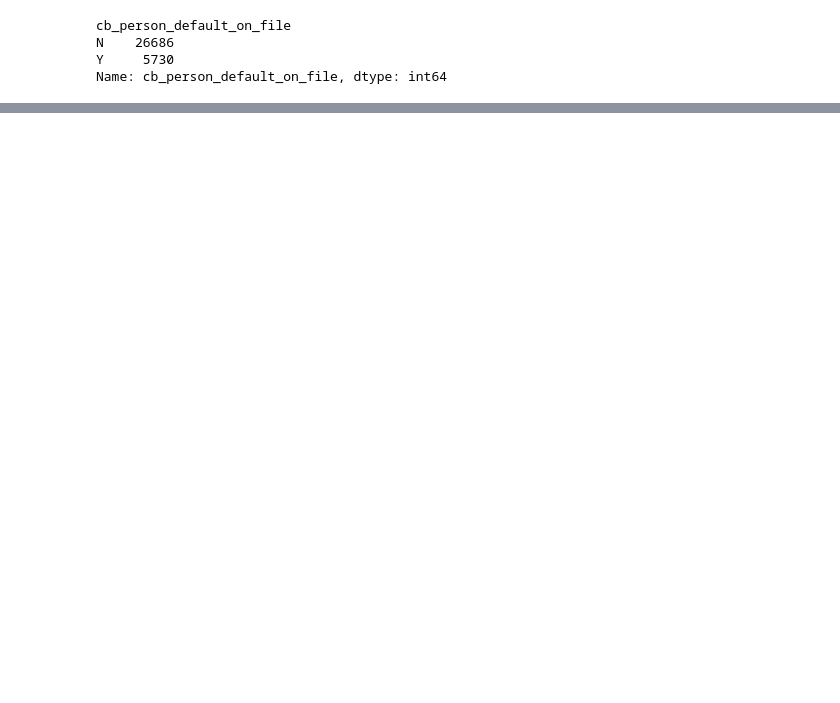
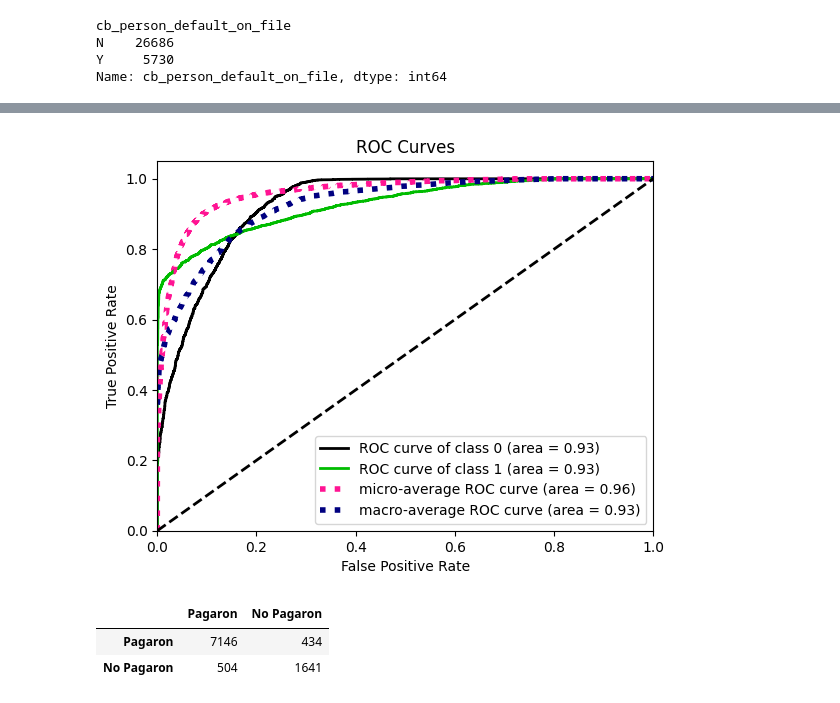
Before and after one commit to AlexNoelHdz/decision_trees, a Jupyter notebook: 0_decision-trees_python/Practica_4.ipynb, the cells around one changed output, grey strips where cells are left out. Cells and saved outputs as stored; diff of their text form; code cells hidden in the pictures; blank space fills up the shorter version.

```diff
--- a/0_decision-trees_python/Practica_4.ipynb
+++ b/0_decision-trees_python/Practica_4.ipynb
@@ -377,0 +422,16 @@ plt.show()
+# %%
+# Grid de hiperparámetros
+grid = {
+    'max_depth': (3, 6, 9),
+    'eta': (0.1, 0.3, 0.5),
+    'gamma': (0, 0.1, 0.2),
+    'min_child_weight': (1, 2, 4),
+}
+# %%
+scale_pos_weight = 3.6
+# Clasificador xgboost
+xgb_model = xgb.XGBClassifier(scale_pos_weight=scale_pos_weight, objective='binary:logistic')
+# %%
+# Optimización de hiperparametros por grid search
+grid_search = GridSearchCV(xgb_model, param_grid=grid, scoring='roc_auc', cv=5)
+grid_search.fit(X_train, y_train)
@@ -377,0 +462,7 @@ plt.show()
+# %%
+xgb_final_model = xgb.XGBClassifier(
+    scale_pos_weight = scale_pos_weight, # Peso para escalar la clase minoritaria
+    objective = 'binary:logistic', # Regresión logística binaria para optimizar  el modelo
+    **grid_search.best_params_ # Desempaquetado de los parámetros Óptimos
+    )
+xgb_final_model.fit(X_train, y_train)
@@ -377,0 +481,18 @@ plt.show()
+# %%
+# Curva roc
+y_pred_proba = xgb_final_model.predict_proba(X_test)
+skplt.metrics.plot_roc_curve(y_test, y_pred_proba)
+plt.show()
+# %% [output]
+[figure, added]
+# %%
+# Evaluación del modelo
+y_pred = xgb_final_model.predict(X_test)
+predictions=[round(value) for value  in y_pred]
+array=confusion_matrix(y_test,predictions)
+df=pd.DataFrame(array,index=['Pagaron','No Pagaron'],columns=['Pagaron','No Pagaron'])
+df.head()
+# %% [output]
+|  | Pagaron | No Pagaron |
+| Pagaron | 7146 | 434 |
+| No Pagaron | 504 | 1641 |
```
Also changed, not shown: parts of 31 cells of this notebook.
